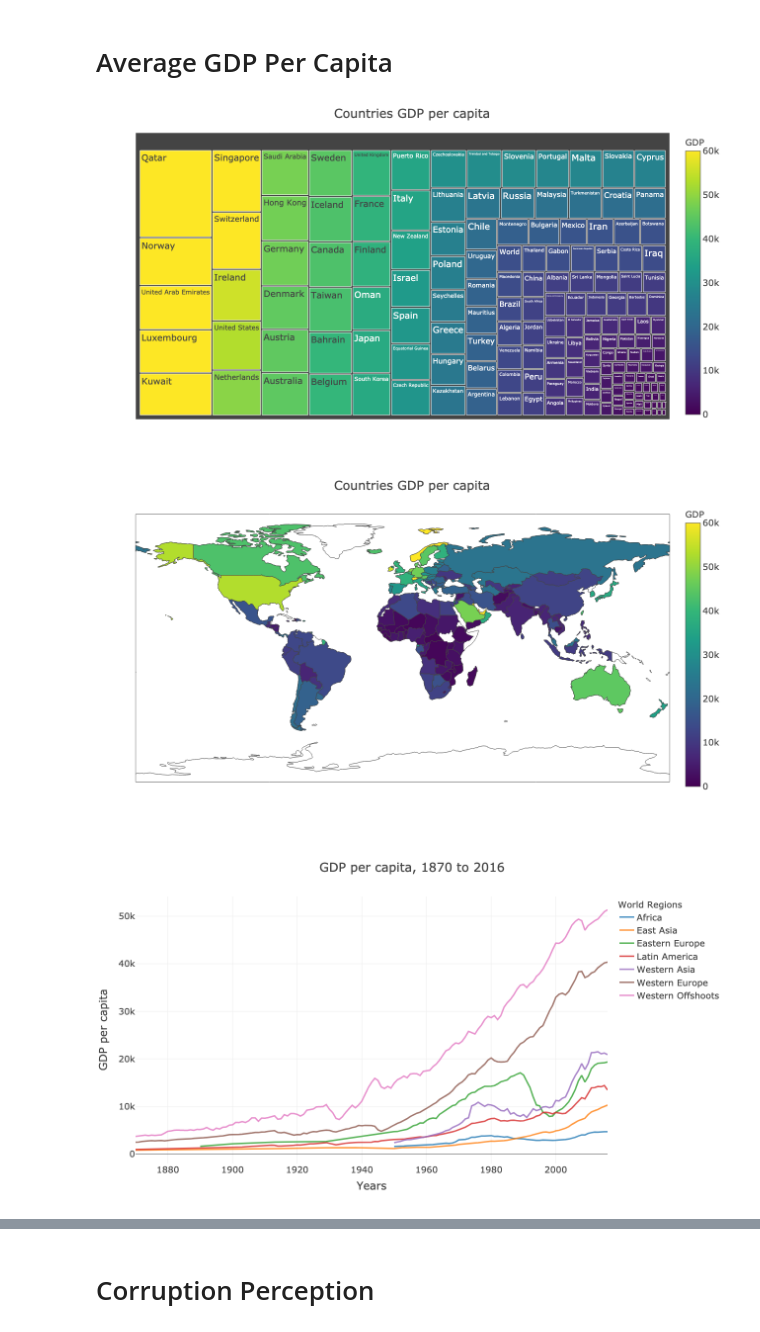
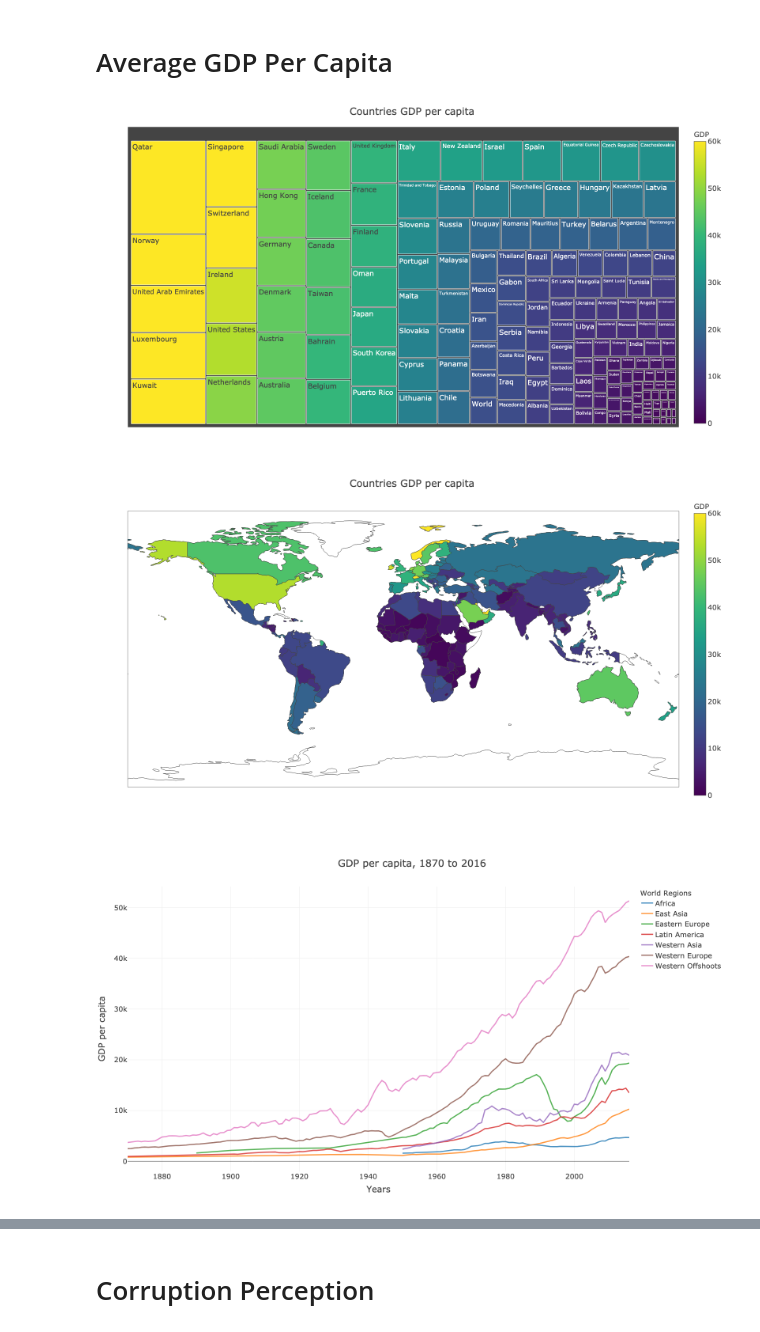
Before and after one commit to leonvanderlee/why_are_countries_wealthy, a Jupyter notebook: code/analysing.ipynb, the cells around one changed output, grey strips where cells are left out. Drawn from its saved outputs; the diff is of its cells as text; code cells hidden in the pictures.

```diff
--- a/code/analysing.ipynb
+++ b/code/analysing.ipynb
@@ -14,11 +14,12 @@ from scipy.stats import ttest_ind
 # %% [markdown]
 # Legend Variables
 # %%
-width_plot = 1920
-height_plot = 1080
+width_plot = 1600
+height_plot = 900
+scale_value = 2
 
-render_width_plot = 1280
-render_height_plot = 720
+render_width_plot = 1600
+render_height_plot = 900
 
 opacity_traces = 0.8
 opacity_shapes = 0.2
@@ -38,19 +39,19 @@ data = pd.read_sql('SELECT * FROM gdp_per_capita', engine)
 # %%
 data = data.loc[data['Year'] == 2016]
 
 data = data.dropna()
 
 
 
 fig = px.treemap(data, branchvalues='total', path=['Entity'], values='GDP', color='GDP', range_color=[0,60000], color_continuous_scale=px.colors.sequential.Viridis)
 
 fig.update_layout(width=width_plot, height=height_plot, title='Countries GDP per capita', showlegend=True, legend_title='GDP per capita')
 
-fig.write_image("../plots/gdp_per_capita/gdp_per_capita_treemap.png")
+fig.write_image("../plots/gdp_per_capita/gdp_per_capita_treemap.png", scale=scale_value)
 
 fig.show(renderer='png', width=render_width_plot, height=render_height_plot)
 # %% [output]
-[figure, old version]
+[figure, new version]
 # %%
 data = pd.read_sql('SELECT * FROM gdp_per_capita', engine)
 # %%
@@ -68,11 +69,11 @@ fig = px.choropleth(data, locations='Code',
 
 fig.update_layout(width=width_plot, height=height_plot, title='Countries GDP per capita', showlegend=True, legend_title='GDP per capita')
 
-fig.write_image("../plots/gdp_per_capita/gdp_per_capita_map.png")
+fig.write_image("../plots/gdp_per_capita/gdp_per_capita_map.png", scale=scale_value)
 
 fig.show(renderer='png', width=render_width_plot, height=render_height_plot)
 # %% [output]
-[figure, old version]
+[figure, new version]
 # %%
 data = pd.read_sql('SELECT * FROM gdp_per_capita', engine)
 # %%
@@ -143,11 +144,11 @@ fig.update_xaxes(range=[1870, 2016])
 
 fig.update_layout(width=width_plot, height=height_plot, title='GDP per capita, 1870 to 2016', xaxis_title='Years', yaxis_title='GDP per capita', showlegend=True, legend_title='World Regions')
 
-fig.write_image("../plots/gdp_per_capita/gdp_per_capita_world_regions.png")
+fig.write_image("../plots/gdp_per_capita/gdp_per_capita_world_regions.png", scale=scale_value)
 
 fig.show(renderer="png", width=render_width_plot, height=render_height_plot)
 # %% [output]
-[figure, old version]
+[figure, new version]
 # %%
 germany = groupby_data.get_group('Germany')
 
```
Also changed, not shown: parts of 16 cells of this notebook, 18 other files.
